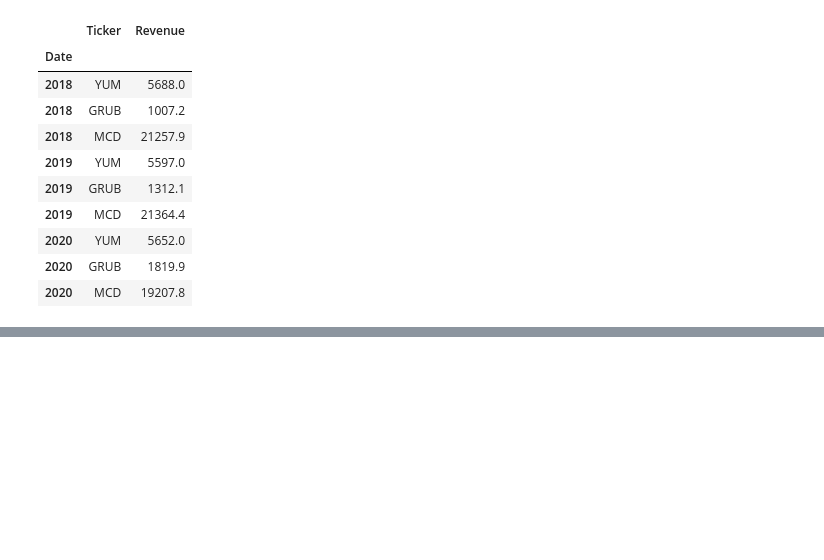
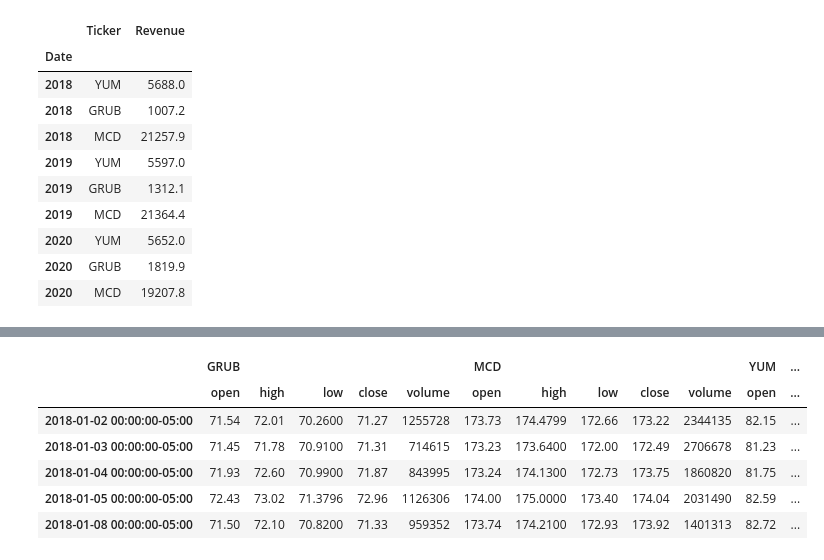
Before and after one commit to joebarry1252/Newly_Minted, a Jupyter notebook: notebooks/Samuel's Notebook/Data Analysis.ipynb, the cells around one changed output, grey strips where cells are left out. Saved outputs shown, nothing was run; the diff lists cells and outputs as text; code cells hidden in the pictures; blank space fills up the shorter version.

```diff
--- a/notebooks/Samuel's Notebook/Data Analysis.ipynb
+++ b/notebooks/Samuel's Notebook/Data Analysis.ipynb
@@ -63,0 +54,28 @@ Revenue_Data
+# %%
+timeframe = "1D"
+# Set start and end datetimes between now and 3 years ago.
+start_date = pd.Timestamp("2018-01-01", tz="America/New_York").isoformat()
+end_date = pd.Timestamp("2020-12-31", tz="America/New_York").isoformat()
+
+# Set the ticker information
+ticker = ["YUM","GRUB", "MCD"]
+
+# Get 3 year's worth of historical price data for Microsoft and Coca-Cola
+covid_ticker = alpaca.get_barset(
+    ticker,
+    timeframe,
+    start=start_date,
+    end=end_date,
+    limit=1000,
+).df
+
+# Display sample data
+covid_ticker.head()
+# %% [output]
+|  | GRUB |  |  |  |  | MCD |  |  |  |  | YUM | ... |
+|  | open | high | low | close | volume | open | high | low | close | volume | open | ... |
+| 2018-01-02 00:00:00-05:00 | 71.54 | 72.01 | 70.2600 | 71.27 | 1255728 | 173.73 | 174.4799 | 172.66 | 173.22 | 2344135 | 82.15 | ... |
+| 2018-01-03 00:00:00-05:00 | 71.45 | 71.78 | 70.9100 | 71.31 | 714615 | 173.23 | 173.6400 | 172.00 | 172.49 | 2706678 | 81.23 | ... |
+| 2018-01-04 00:00:00-05:00 | 71.93 | 72.60 | 70.9900 | 71.87 | 843995 | 173.24 | 174.1300 | 172.73 | 173.75 | 1860820 | 81.75 | ... |
+| 2018-01-05 00:00:00-05:00 | 72.43 | 73.02 | 71.3796 | 72.96 | 1126306 | 174.00 | 175.0000 | 173.40 | 174.04 | 2031490 | 82.59 | ... |
+| 2018-01-08 00:00:00-05:00 | 71.50 | 72.10 | 70.8200 | 71.33 | 959352 | 173.74 | 174.2100 | 172.93 | 173.92 | 1401313 | 82.72 | ... |
```
Also changed, not shown: parts of 5 cells of this notebook.
